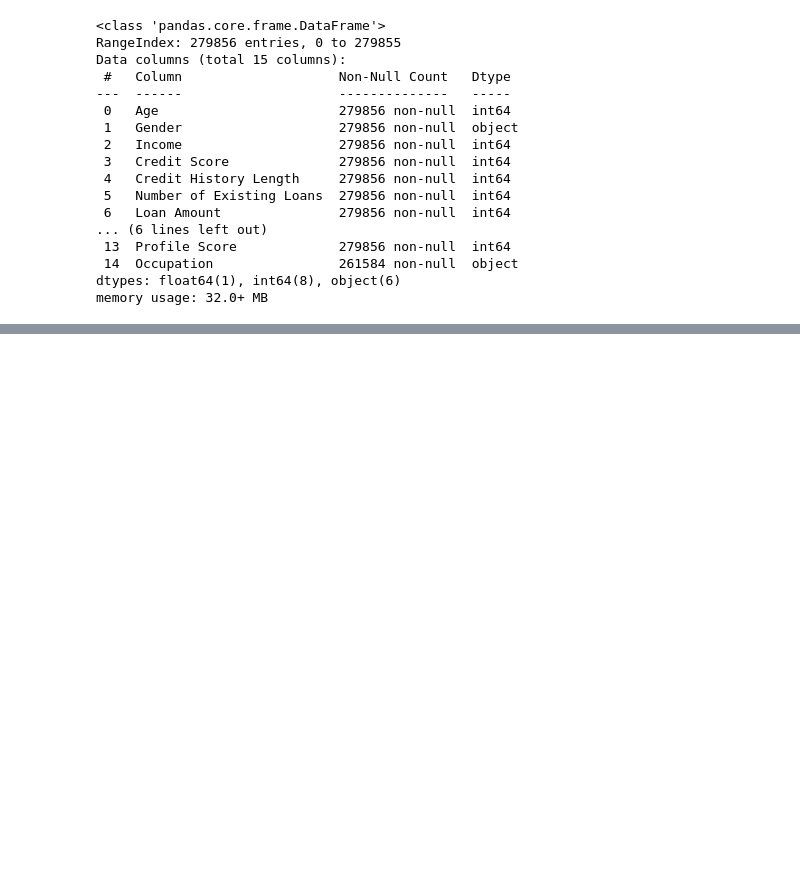
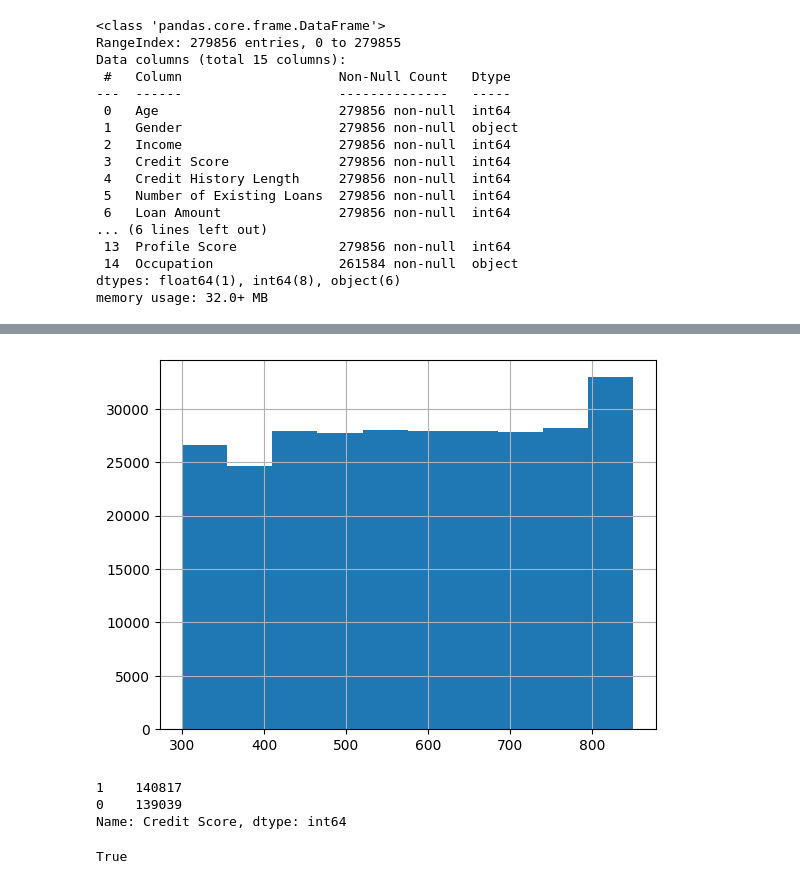
Before and after one commit to manoloacademia/aprMaqI_CEIA, a Jupyter notebook: trabajo_final/credit_v1.ipynb, the cells around one changed output, grey strips where cells are left out. Cells and saved outputs as stored; diff of their text form; code cells hidden in the pictures; blank space fills up the shorter version.

```diff
--- a/trabajo_final/credit_v1.ipynb
+++ b/trabajo_final/credit_v1.ipynb
@@ -41,0 +85,3 @@ memory usage: 32.0+ MB
+# %%
+# Se reemplazan los vacíos por Other
+credit.Occupation.fillna('Other',inplace=True)
@@ -41,0 +107,15 @@ memory usage: 32.0+ MB
+# %%
+# Podemos ver la distribución de los score
+credit['Credit Score'].hist();
+# %% [output]
+[figure, added]
+# %%
+# Definimos la variable score como la máscara ante el valor medio de score. De esta manera, exigimos a la clase target que esté balanceada
+score = credit['Credit Score'].copy()
+mean_score = score.mean()
+score = score.apply(lambda x: 1 if x>=mean_score else 0)
+score.value_counts()
+# %% [output]
+1    140817
+0    139039
+Name: Credit Score, dtype: int64
@@ -41,0 +130,5 @@ memory usage: 32.0+ MB
+# %%
+# Corroboramos que estén todos los features
+len(numericas) + len(categoricas) == len(X.columns)
+# %% [output]
+True
```
Also changed, not shown: parts of 14 cells of this notebook.
